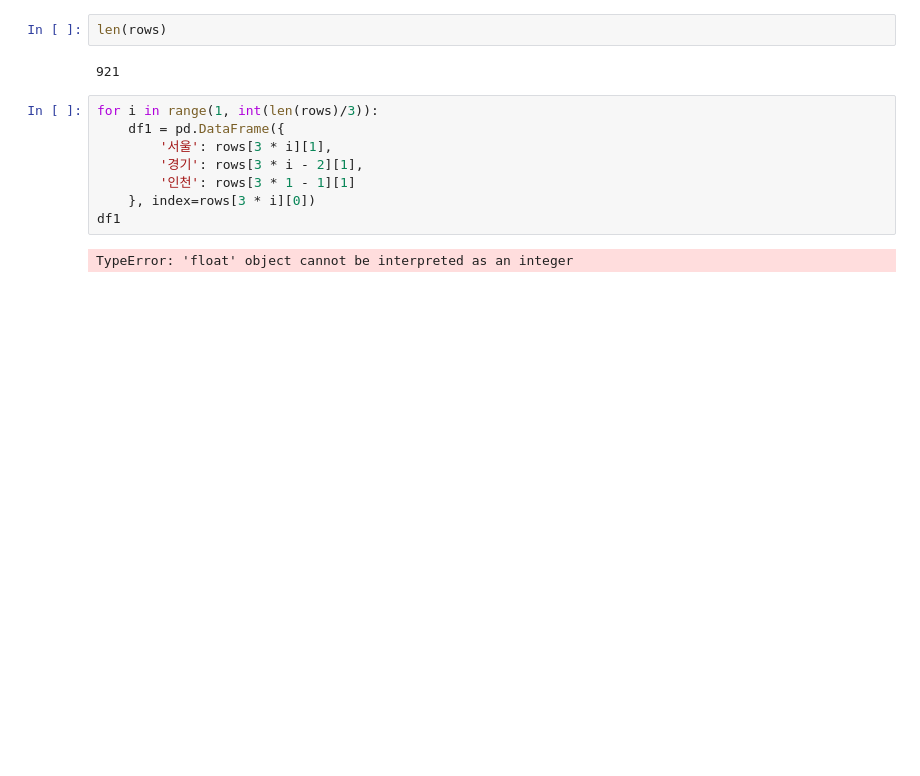
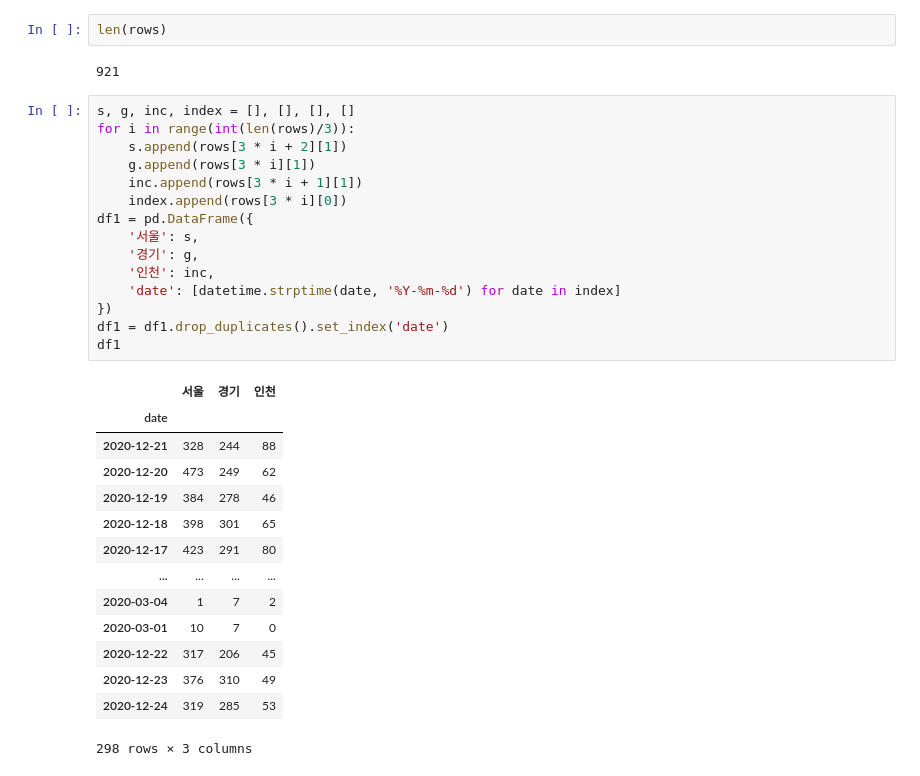
Before and after one commit to STNox/Python-flask, a Jupyter notebook: Python-flask/03. Data-analysis Module/test.ipynb, the cells around one changed output. Saved outputs shown, nothing was run; the diff lists cells and outputs as text; blank space fills up the shorter version.

```diff
--- a/Python-flask/03. Data-analysis Module/test.ipynb
+++ b/Python-flask/03. Data-analysis Module/test.ipynb
@@ -503,12 +503,32 @@ len(rows)
 # %% [output]
 921
 # %%
-for i in range(1, int(len(rows)/3)):
-    df1 = pd.DataFrame({
-        '서울': rows[3 * i][1],
-        '경기': rows[3 * i - 2][1],
-        '인천': rows[3 * 1 - 1][1]
-    }, index=rows[3 * i][0])
+s, g, inc, index = [], [], [], []
+for i in range(int(len(rows)/3)):
+    s.append(rows[3 * i + 2][1])
+    g.append(rows[3 * i][1])
+    inc.append(rows[3 * i + 1][1])
+    index.append(rows[3 * i][0])
+df1 = pd.DataFrame({
+    '서울': s,
+    '경기': g,
+    '인천': inc,
+    'date': [datetime.strptime(date, '%Y-%m-%d') for date in index]
+})
+df1 = df1.drop_duplicates().set_index('date')
 df1
 # %% [output]
+|  | 서울 | 경기 | 인천 |
+| date |  |  |  |
+| 2020-12-21 | 328 | 244 | 88 |
+| 2020-12-20 | 473 | 249 | 62 |
+| 2020-12-19 | 384 | 278 | 46 |
+| 2020-12-18 | 398 | 301 | 65 |
+| 2020-12-17 | 423 | 291 | 80 |
+| ... | ... | ... | ... |
+| 2020-03-04 | 1 | 7 | 2 |
+| 2020-03-01 | 10 | 7 | 0 |
+| 2020-12-22 | 317 | 206 | 45 |
+| 2020-12-23 | 376 | 310 | 49 |
+| 2020-12-24 | 319 | 285 | 53 |
-TypeError: 'float' object cannot be interpreted as an integer
+298 rows × 3 columns
```
Also changed, not shown: parts of 3 cells of this notebook, 2 other files.
